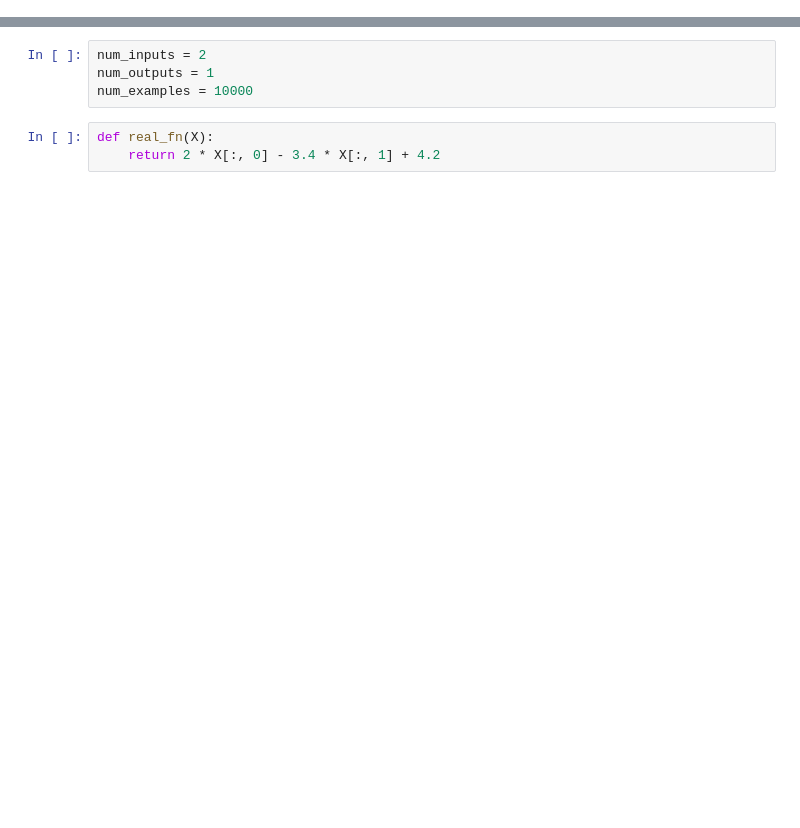
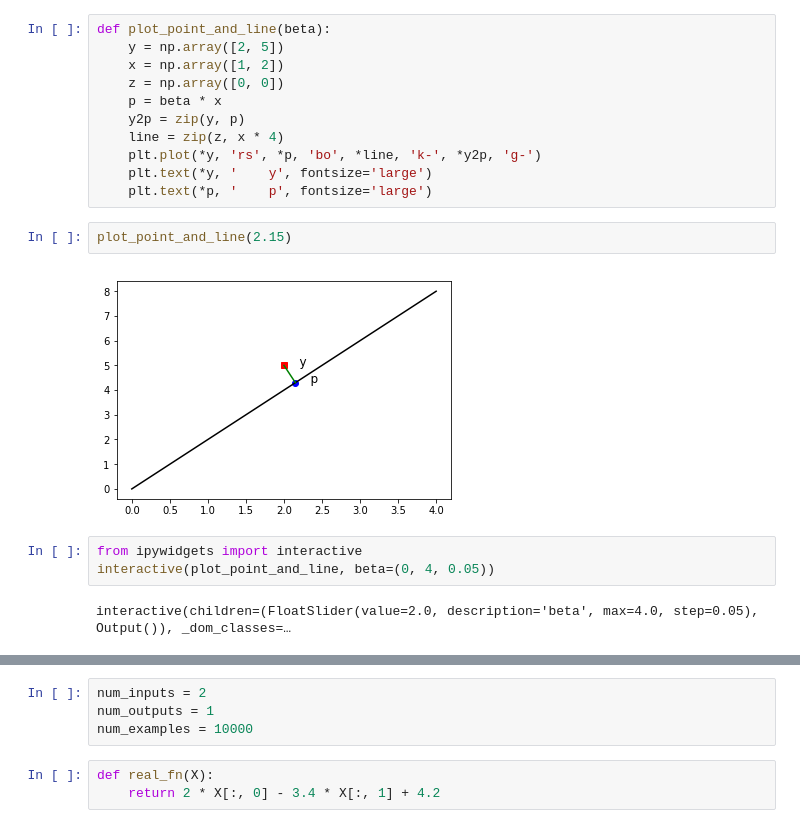
Before and after one commit to wlxiong/learn-ml-the-hard-way, a Jupyter notebook: 1-linear-regression.ipynb, the cells around one changed output, grey strips where cells are left out. Saved outputs shown, nothing was run; the diff lists cells and outputs as text; blank space fills up the shorter version.

```diff
--- a/1-linear-regression.ipynb
+++ b/1-linear-regression.ipynb
@@ -4,0 +112,20 @@ https://gluon.mxnet.io/chapter02_supervised-learning/linear-regression-scratch.h
+# %%
+def plot_point_and_line(beta):
+    y = np.array([2, 5])
+    x = np.array([1, 2])
+    z = np.array([0, 0])
+    p = beta * x
+    y2p = zip(y, p)
+    line = zip(z, x * 4)
+    plt.plot(*y, 'rs', *p, 'bo', *line, 'k-', *y2p, 'g-')
+    plt.text(*y, '    y', fontsize='large')
+    plt.text(*p, '    p', fontsize='large')
+# %%
+plot_point_and_line(2.15)
+# %% [output]
+[figure, added]
+# %%
+from ipywidgets import interactive
+interactive(plot_point_and_line, beta=(0, 4, 0.05))
+# %% [output]
+interactive(children=(FloatSlider(value=2.0, description='beta', max=4.0, step=0.05), Output()), _dom_classes=…
```
Also changed, not shown: parts of 19 cells of this notebook, 2 other files.
